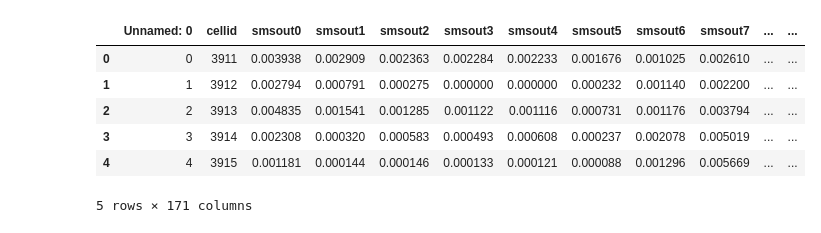
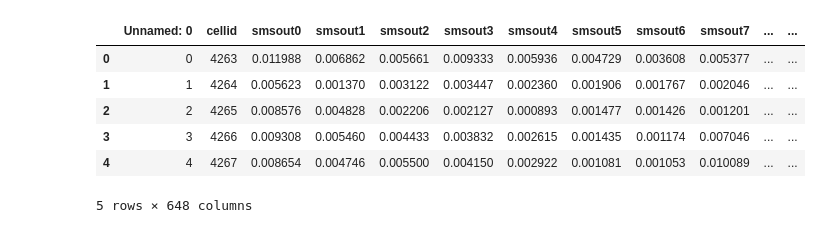
Before and after one commit to mendozamanu/milan-mobility, a Jupyter notebook: kNN-workingday-20x20.ipynb, the cells around one changed output. Saved outputs shown, nothing was run; the diff lists cells and outputs as text; code cells hidden in the pictures.

Commit message:
new experiment and updates
Trento & milan 2-month experiment

```diff
--- a/kNN-workingday-20x20.ipynb
+++ b/kNN-workingday-20x20.ipynb
@@ -45,20 +50,22 @@ print("10 fold: %f accuracy with a standard deviation of %f" % (scores2.mean(dty
 # %%
 #data = pd.read_csv("./classif/20x20/classif20x20_smsout.csv")
 #data = pd.read_csv("./classif/20x20/classif20x20frid_smsout.csv")
 #data = pd.read_csv("./classif/20x20/classif20x20monminute_smsout.csv")
 #data = pd.read_csv("./classif/20x20/tn/classif20x20mon_smsout.csv")
-data = pd.read_csv("./classif/20x20/tn/classif20x20week_smsout.csv")
+#data = pd.read_csv("./classif/20x20/tn/classif20x20week_smsout.csv")
+#data = pd.read_csv("./results/tn/classif20x20month_smsout.csv")
+data = pd.read_csv("./results/mi/classif20x20month_smsout.csv")
 
 data.head()
 #20x20 grid, monday(4/11) - smsout / friday(8/11)
 # %% [output]
 |  | Unnamed: 0 | cellid | smsout0 | smsout1 | smsout2 | smsout3 | smsout4 | smsout5 | smsout6 | smsout7 | ... | ... |
-| 0 | 0 | 3911 | 0.003938 | 0.002909 | 0.002363 | 0.002284 | 0.002233 | 0.001676 | 0.001025 | 0.002610 | ... | ... |
-| 1 | 1 | 3912 | 0.002794 | 0.000791 | 0.000275 | 0.000000 | 0.000000 | 0.000232 | 0.001140 | 0.002200 | ... | ... |
-| 2 | 2 | 3913 | 0.004835 | 0.001541 | 0.001285 | 0.001122 | 0.001116 | 0.000731 | 0.001176 | 0.003794 | ... | ... |
-| 3 | 3 | 3914 | 0.002308 | 0.000320 | 0.000583 | 0.000493 | 0.000608 | 0.000237 | 0.002078 | 0.005019 | ... | ... |
-| 4 | 4 | 3915 | 0.001181 | 0.000144 | 0.000146 | 0.000133 | 0.000121 | 0.000088 | 0.001296 | 0.005669 | ... | ... |
+| 0 | 0 | 4263 | 0.011988 | 0.006862 | 0.005661 | 0.009333 | 0.005936 | 0.004729 | 0.003608 | 0.005377 | ... | ... |
+| 1 | 1 | 4264 | 0.005623 | 0.001370 | 0.003122 | 0.003447 | 0.002360 | 0.001906 | 0.001767 | 0.002046 | ... | ... |
+| 2 | 2 | 4265 | 0.008576 | 0.004828 | 0.002206 | 0.002127 | 0.000893 | 0.001477 | 0.001426 | 0.001201 | ... | ... |
+| 3 | 3 | 4266 | 0.009308 | 0.005460 | 0.004433 | 0.003832 | 0.002615 | 0.001435 | 0.001174 | 0.007046 | ... | ... |
+| 4 | 4 | 4267 | 0.008654 | 0.004746 | 0.005500 | 0.004150 | 0.002922 | 0.001081 | 0.001053 | 0.010089 | ... | ... |
-5 rows × 171 columns
+5 rows × 648 columns
 # %%
 #y = data.iloc[:,26] #h/w
 #x = data.iloc[:,2:26] #sms, calls, internet
```
Also changed, not shown: parts of 24 cells of this notebook, 22 other files.
